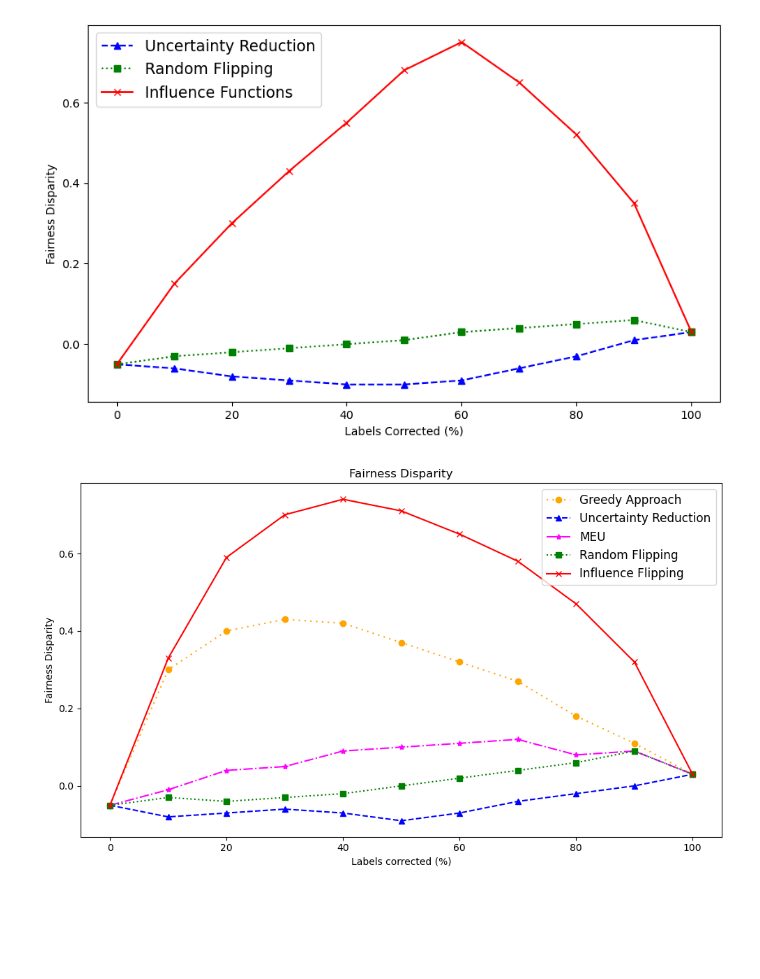
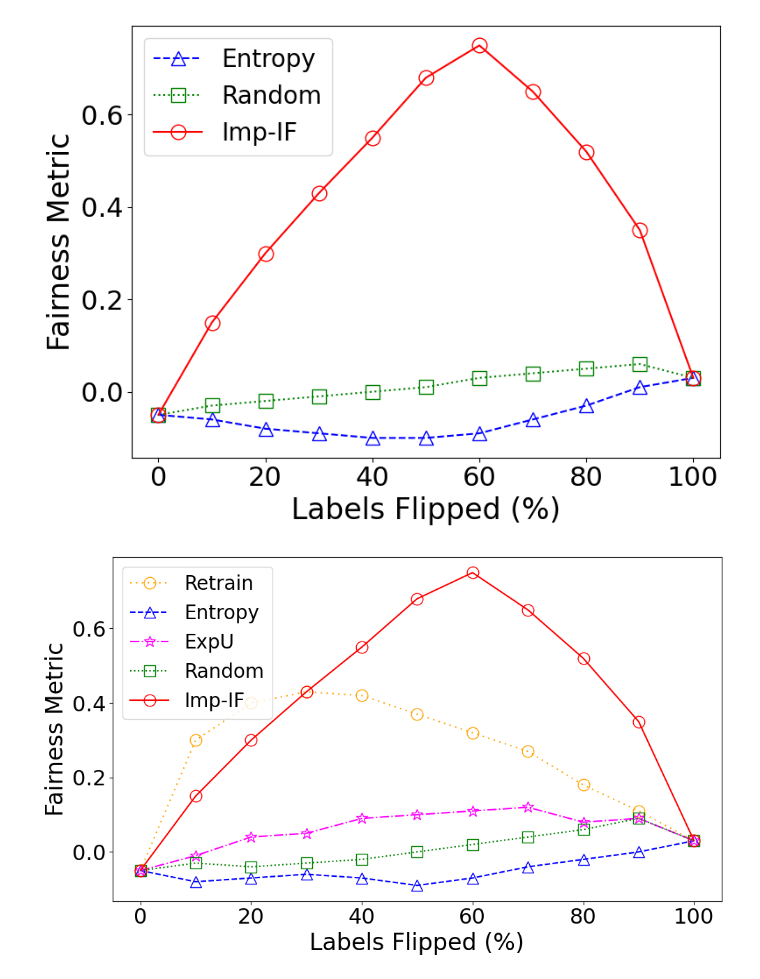
Before and after one commit to s-thandri/labelflipping, a Jupyter notebook: Final Fairness Scripts/graphs.ipynb, the cells around one changed output. Drawn from its saved outputs; the diff is of its cells as text; code cells hidden in the pictures; blank space fills up the shorter version.

Commit message:
time graphs updated

```diff
--- a/Final Fairness Scripts/graphs.ipynb
+++ b/Final Fairness Scripts/graphs.ipynb
@@ -5,31 +5,35 @@ import numpy as np
 # %%
 #SQF PARITY GRAPHS
 # X values (Labels Corrected %)
 x = [0, 10, 20, 30, 40, 50, 60, 70, 80, 90, 100]
 
 # Y values for each method
 uncertainty_reduction = [-0.05, -0.06, -0.08, -0.09, -0.1, -0.1, -0.09, -0.06, -0.03, 0.01, 0.03]
 random_flipping = [-0.05, -0.03, -0.02, -0.01, 0.0, 0.01, 0.03, 0.04, 0.05, 0.06, 0.03]
 influence_functions = [-0.05, 0.15, 0.3, 0.43, 0.55, 0.68, 0.75, 0.65, 0.52, 0.35, 0.03]
 
-# Plottingm
-plt.figure(figsize=(10, 6))
-plt.plot(x, uncertainty_reduction, linestyle='--', marker='^', color='blue', label='Uncertainty Reduction')
-plt.plot(x, random_flipping, linestyle=':', marker='s', color='green', label='Random Flipping')
-plt.plot(x, influence_functions, linestyle='-', marker='x', color='red', label='Influence Functions')
+# Plotting
+plt.figure(figsize=(8, 6))
+plt.plot(x, uncertainty_reduction, linestyle='--', marker='^', color='blue', label='Entropy', markersize=12, fillstyle='none')
+plt.plot(x, random_flipping, linestyle=':', marker='s', color='green', label='Random', markersize=12, fillstyle='none')
+plt.plot(x, influence_functions, linestyle='-', marker='o', color='red', label='Imp-IF', markersize=12, fillstyle='none')
 
 # Labels and legend
-plt.xlabel('Labels Corrected (%)')
-plt.ylabel('Fairness Disparity')
-plt.legend(loc="upper left", prop={"size":13.5})
+plt.xlabel('Labels Flipped (%)', fontsize=24)
+plt.ylabel('Fairness Metric', fontsize=24)
+plt.legend(loc="upper left", fontsize=20)
+plt.xticks(fontsize=22)
+plt.yticks(fontsize=22)
 
 # Remove background grid lines
 plt.grid(False)
 
 # Save the figure
+plt.tight_layout()
+plt.savefig('sqf.pdf')
 plt.show()
 # %% [output]
-[figure, old version]
+[figure, new version]
 # %%
 #GERMAN CREDIT GRAPHS
 
@@ -46,21 +50,28 @@ uncertainty_reduction = [-0.05, -0.08, -0.07, -0.06, -0.07, -0.09, -0.07, -0.04,
 # Plot each line with specified styles
 plt.figure(figsize=(10, 6))
 
-plt.plot(x, iterative_flipping, label="Greedy Approach", color="orange", linestyle=(0, (1, 3)), marker='o')
-plt.plot(x, uncertainty_reduction, label="Uncertainty Reduction", color="blue", linestyle='--', marker='^')
-plt.plot(x, meu, label="MEU", color="magenta", linestyle='-.', marker='*')
-plt.plot(x, random_flipping, label="Random Flipping", color="green", linestyle=':', marker='s')
-plt.plot(x, influence_flipping, label="Influence Flipping", color="red", linestyle='-', marker='x')
+plt.plot(x, iterative_flipping, label="Retrain", color="orange", linestyle=(0, (1, 3)), marker='o', markersize=12, fillstyle='none')
+plt.plot(x, uncertainty_reduction, linestyle='--', marker='^', color='blue', label='Entropy', markersize=12, fillstyle='none')
+plt.plot(x, meu, linestyle='-.', marker='*', color="magenta", label='ExpU', markersize=12, fillstyle = 'none')
+plt.plot(x, random_flipping, linestyle=':', marker='s', color='green', label='Random', markersize=12, fillstyle='none')
+plt.plot(x, influence_functions, linestyle='-', marker='o', color='red', label='Imp-IF', markersize=12, fillstyle='none')
 
-plt.xlabel("Labels corrected (%)")
-plt.ylabel("Fairness Disparity")
-plt.legend(prop={"size":12.2})
+# Labels and legend
+plt.xlabel('Labels Flipped (%)', fontsize=24)
+plt.ylabel('Fairness Metric', fontsize=24)
+plt.legend(loc="upper left", fontsize=20)
+plt.xticks(fontsize=22)
+plt.yticks(fontsize=22)
+
+# Remove background grid lines
 plt.grid(False)
-plt.title("Fairness Disparity")
+
+# Save the figure
 plt.tight_layout()
+plt.savefig('german parity.pdf')
 plt.show()
 # %% [output]
-[figure, old version]
+[figure, new version]
 # %%
 #COMPAS GRAPHS
 # Sample x-axis values (percentage of labels corrected)
```
Also changed, not shown: parts of 7 cells of this notebook.
